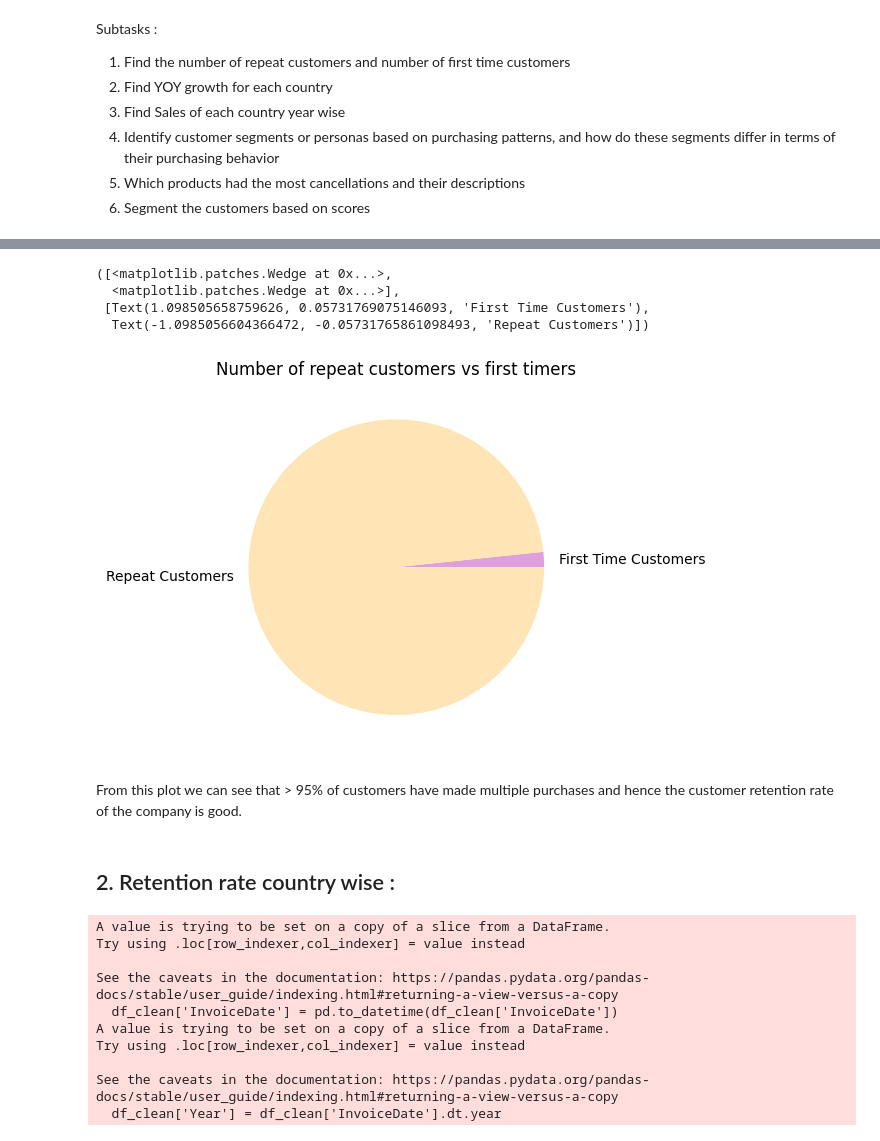
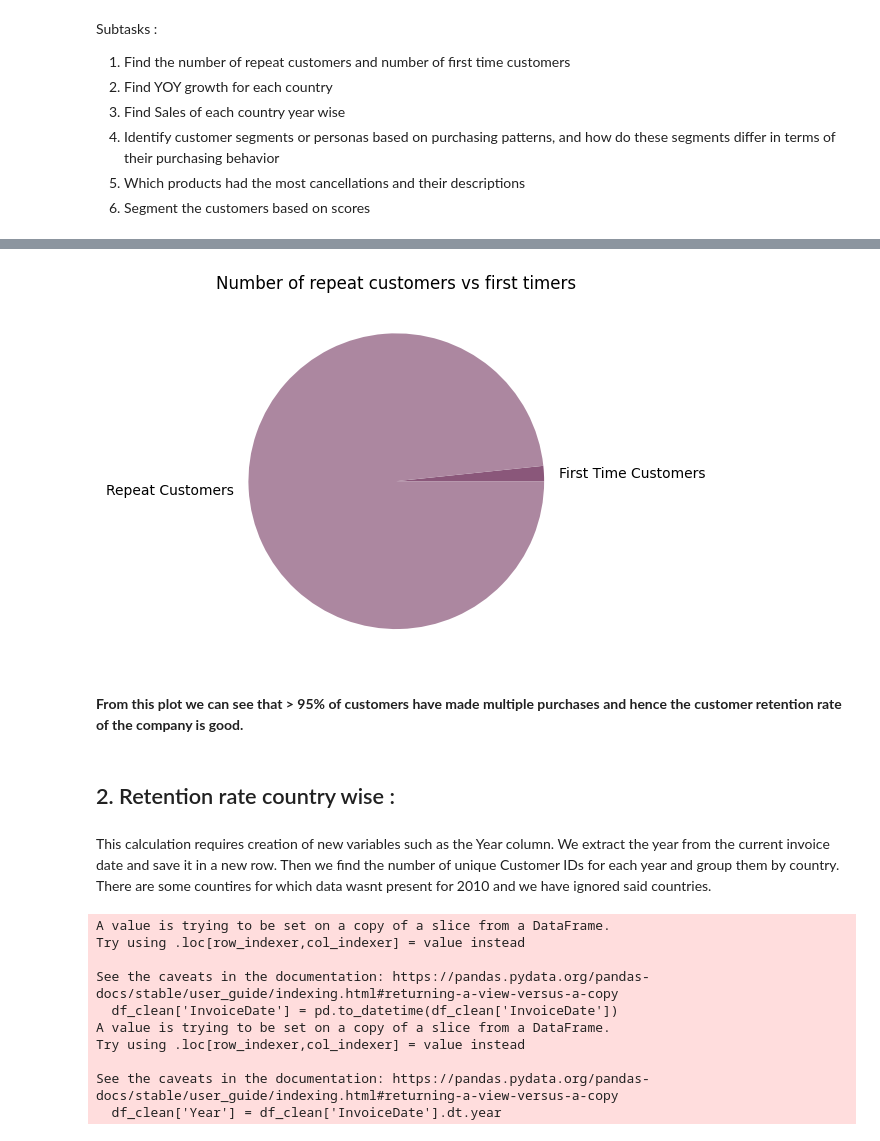
Before and after one commit to someshjadhwani24/Context_Aware_Recommender, a Jupyter notebook: Project_Main.ipynb, the cells around one changed output, grey strips where cells are left out. Drawn from its saved outputs; the diff is of its cells as text; code cells hidden in the pictures.

```diff
--- a/Project_Main.ipynb
+++ b/Project_Main.ipynb
@@ -167,16 +168,14 @@ for key, value in unique_cust_count.items():
 # %%
 mylabels=["First Time Customers","Repeat Customers"]
 plt.title("Number of repeat customers vs first timers")
-plt.pie([len(first_time),len(repeat)],labels = mylabels,colors = ['plum', 'moccasin'])
+number_of_customers = plt.pie([len(first_time),len(repeat)],labels = mylabels,colors = ['#8A577A', '#AC87A0'])
 # %% [output]
-([<matplotlib.patches.Wedge at 0x...>,
-  <matplotlib.patches.Wedge at 0x...>],
- [Text(1.098505658759626, 0.05731769075146093, 'First Time Customers'),
-  Text(-1.0985056604366472, -0.05731765861098493, 'Repeat Customers')])
-[figure, old version]
+[figure, new version]
 # %% [markdown]
-From this plot we can see that > 95% of customers have made multiple purchases and hence the customer retention rate of the company is good.
+**From this plot we can see that > 95% of customers have made multiple purchases and hence the customer retention rate of the company is good.**
 # %% [markdown]
 ## 2. Retention rate country wise :
+# %% [markdown]
+This calculation requires creation of new variables such as the Year column. We extract the year from the current invoice date and save it in a new row. Then we find the number of unique Customer IDs for each year and group them by country. There are some countires for which data wasnt present for 2010 and we have ignored said countries.
 # %%
 #Data engineeering :
```
Also changed, not shown: parts of 31 cells of this notebook.
